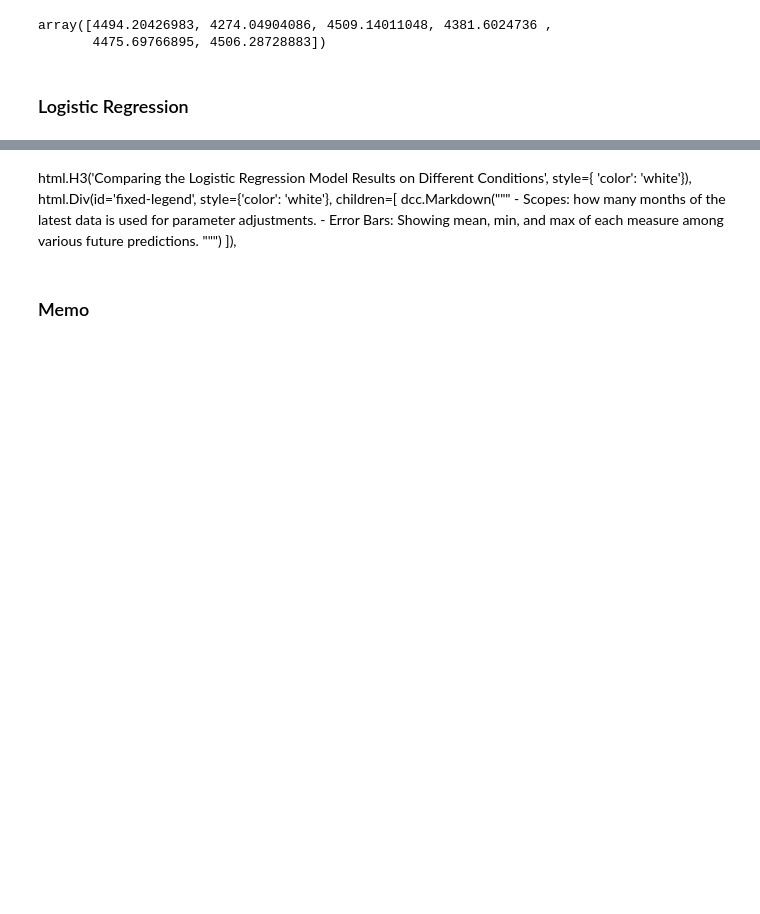
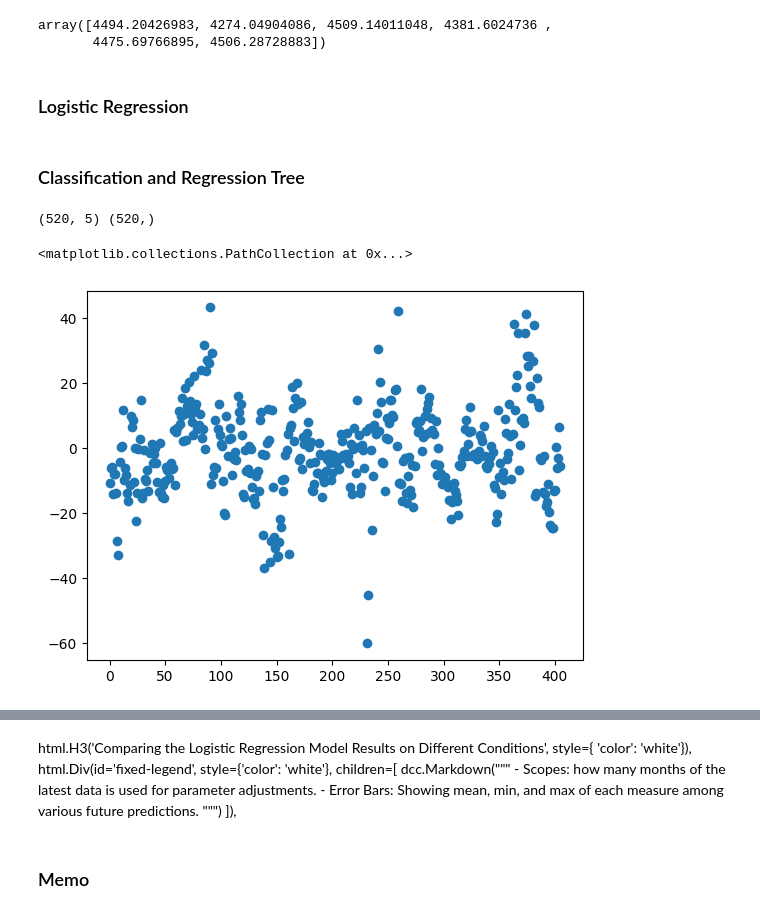
Before and after one commit to RanArino/Course_Projects, a Jupyter notebook: BDM500_PredictiveAnalysis/Projects/ML_Codes.ipynb, the cells around one changed output, grey strips where cells are left out. Drawn from its saved outputs; the diff is of its cells as text; code cells hidden in the pictures; blank space fills up the shorter version.

Commit message:
CART test

```diff
--- a/BDM500_PredictiveAnalysis/Projects/ML_Codes.ipynb
+++ b/BDM500_PredictiveAnalysis/Projects/ML_Codes.ipynb
@@ -173,3 +173,5 @@ fig2_1, fig2_2, fig2_3 = PA.model_learning([1,3,6,9,12], model='LogR', alpha_=0.
 horizon_plots(fig2_1, 'Logistic Model', shared_yaxes=True).show()
 fig2_2.show()
 fig2_3.show()
+# %% [markdown]
+### Classification and Regression Tree
@@ -175,0 +182,51 @@ fig2_3.show()
+# %%
+fp = 6
+X_mat = PA.X[:-fp, 1:] # exclude bias term
+y_vec = PA.y_num[fp:, 0]  # no moving average
+print(X_mat.shape, y_vec.shape)
+
+#export_graphviz(model, out_file = "SP500_Prices.dot", feature_names = PA.X_name[1:])
+# %% [output]
+(520, 5) (520,)
+# %%
+models = []  # store model at eash time step
+f_impacts = []  # feature importance
+y_hats = []  # the predicted values
+errors = []  # predicted errors
+#global_errors = []
+
+# Sample function to simulate incremental learning with a CART model
+def incremental_learning(X, y, initial_data_size, update_size):
+    # Initial training with the first part of the data
+    model = DecisionTreeRegressor(max_depth=5)
+    model.fit(X[:initial_data_size], y[:initial_data_size])
+    # store the current data
+    f_impacts.append(model.feature_importances_)
+    models.append(deepcopy(model))
+
+    # Incremental updates
+    for i in range(initial_data_size, len(X), update_size):
+        # predict y based on current model
+        y_hat = model.predict(X[[i]])
+        y_hats.append(y_hat)
+        # calculate error
+        errors.append(y[i]-y_hat)
+        # update model
+        update_end = min(i + update_size, len(X))
+        model.fit(X[:update_end], y[:update_end])
+        f_impacts.append(model.feature_importances_)
+        models.append(deepcopy(model))
+        # calculate global errors
+        #g_error = y[i] - model.predict(X[[i]])
+        #global_errors.append(g_error)
+        #mse = mean_squared_error(target[:update_end], predictions)
+
+# Example usage
+# Assuming 'data' is your DataFrame of features and 'target' is the stock market index
+fp = 6
+incremental_learning(PA.X[:, 1:], PA.y_num[:, 0], initial_data_size=120, update_size=1)
+# %%
+plt.scatter([i for i in range(len(errors))], errors)
+# %% [output]
+<matplotlib.collections.PathCollection at 0x...>
+[figure, added]
```
Also changed, not shown: parts of 5 cells of this notebook.
